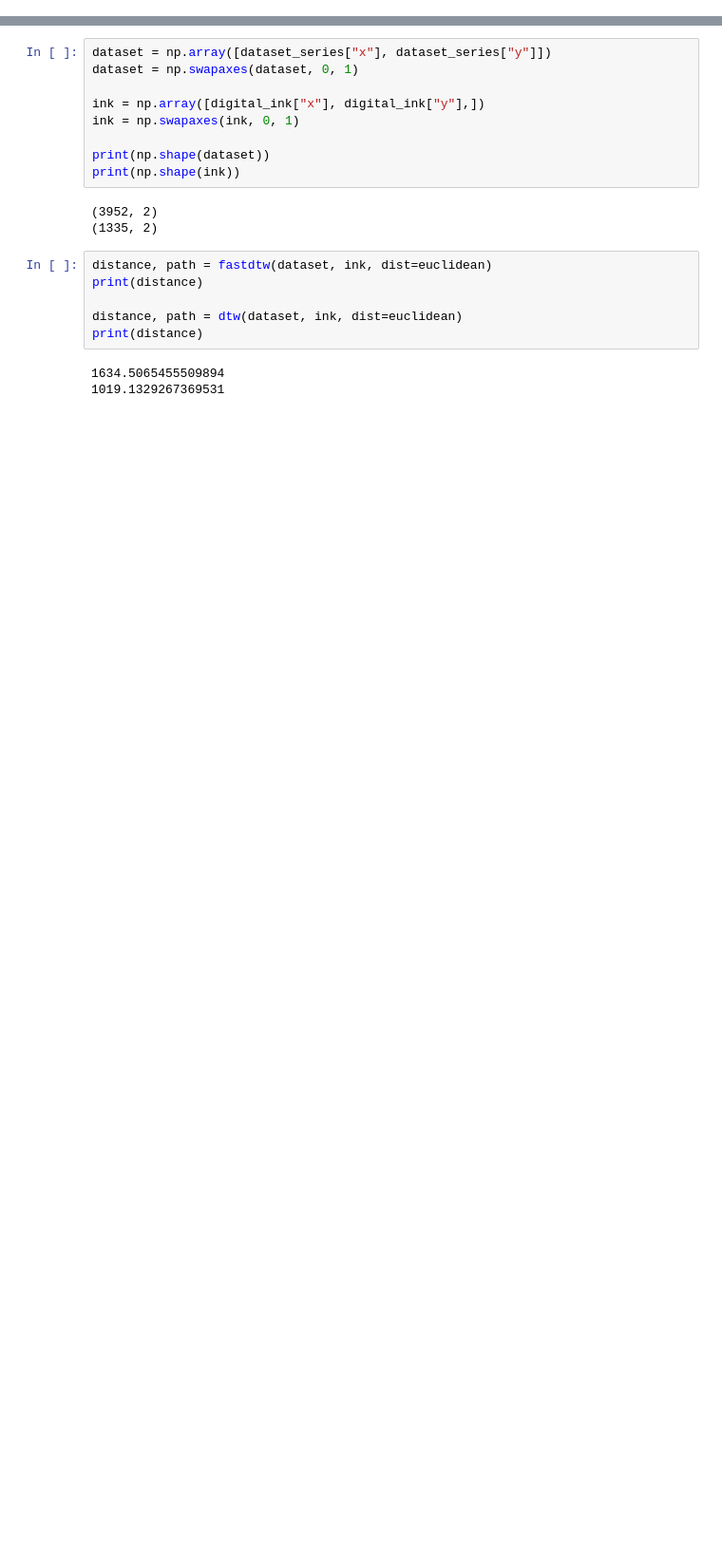
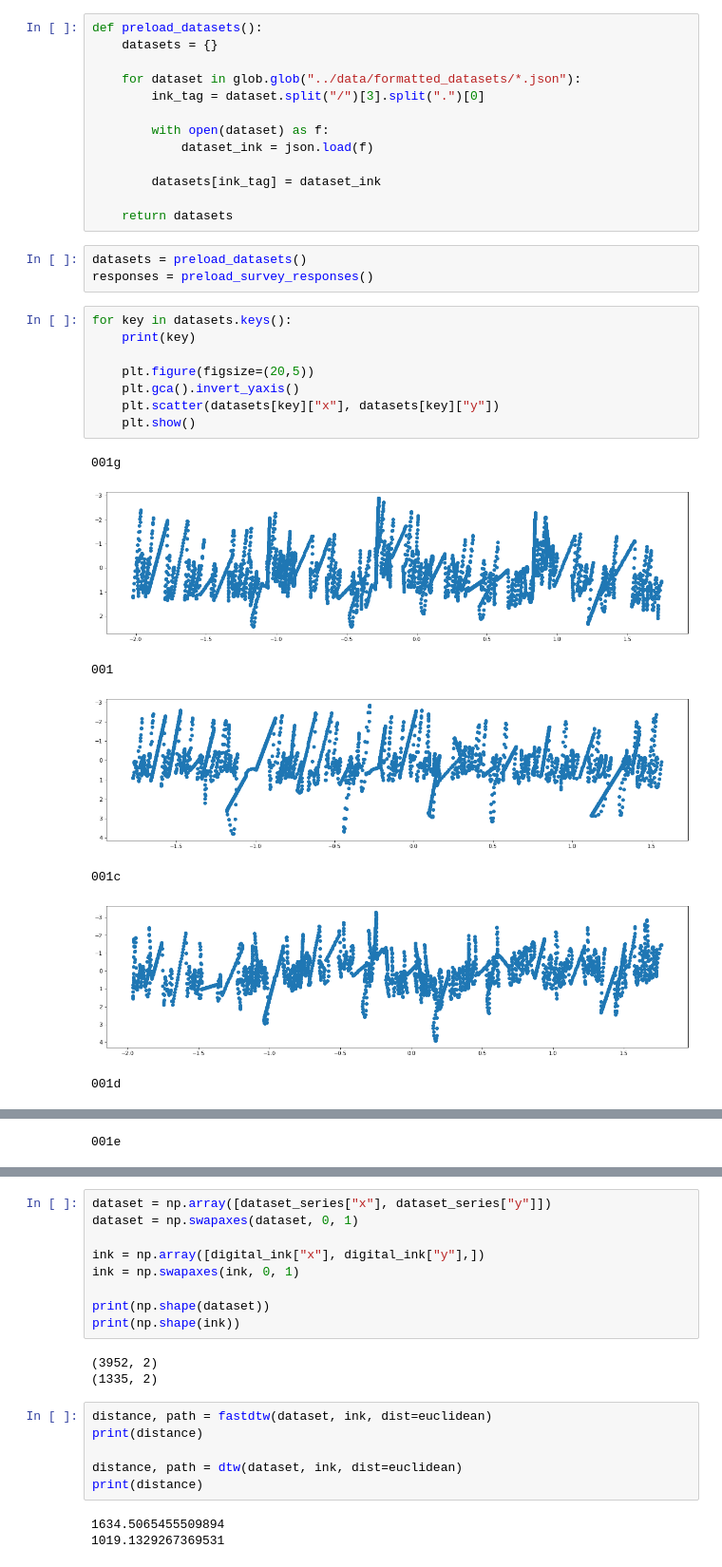
Before and after one commit to CustardTart32/digital-pen-backend, a Jupyter notebook: notebooks/compare_series.ipynb, the cells around one changed output, grey strips where cells are left out. Shown at 95% size. Saved outputs shown, nothing was run; the diff lists cells and outputs as text; blank space fills up the shorter version.

```diff
--- a/notebooks/compare_series.ipynb
+++ b/notebooks/compare_series.ipynb
@@ -12,0 +56,32 @@ Requirement already satisfied: numpy in /home/cuthbert/anaconda3/envs/thesis/lib
+# %%
+def preload_datasets():
+    datasets = {}
+
+    for dataset in glob.glob("../data/formatted_datasets/*.json"):
+        ink_tag = dataset.split("/")[3].split(".")[0]
+
+        with open(dataset) as f:
+            dataset_ink = json.load(f)
+
+        datasets[ink_tag] = dataset_ink
+
+    return datasets
+# %%
+datasets = preload_datasets()
+responses = preload_survey_responses()
+# %%
+for key in datasets.keys():
+    print(key)
+
+    plt.figure(figsize=(20,5))
+    plt.gca().invert_yaxis()
+    plt.scatter(datasets[key]["x"], datasets[key]["y"])
+    plt.show()
+# %% [output]
+001g
+[figure, added]
+001
+[figure, added]
+001c
+[figure, added]
+001d
@@ -12,0 +89 @@ Requirement already satisfied: numpy in /home/cuthbert/anaconda3/envs/thesis/lib
+001e
```
Also changed, not shown: parts of 12 cells of this notebook, 5 other files.
